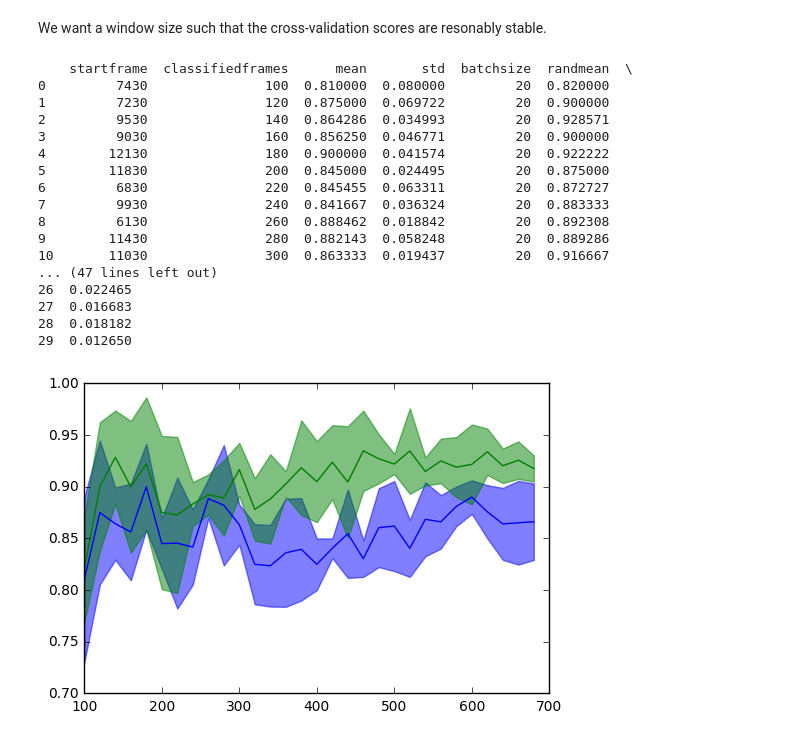
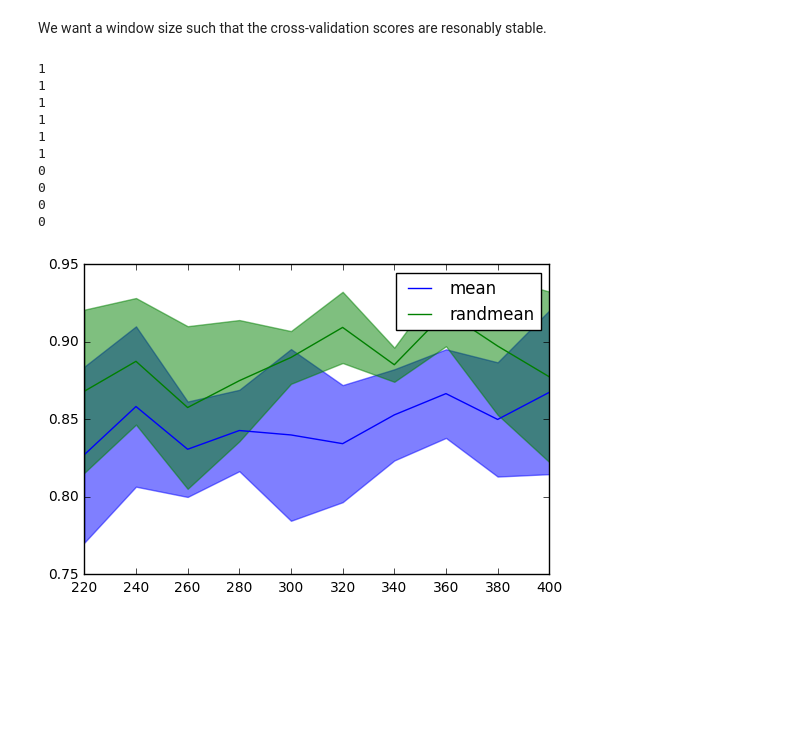
Before and after one commit to IDInteraction/abc-display-tool, a Jupyter notebook: MovingWindow.ipynb, the cells around one changed output. Saved outputs shown, nothing was run; the diff lists cells and outputs as text; code cells hidden in the pictures; blank space fills up the shorter version.

```diff
--- a/MovingWindow.ipynb
+++ b/MovingWindow.ipynb
@@ -37,7 +37,7 @@ We want a window size such that the cross-validation scores are resonably stable
 # %%
 batchsize = 20
 windowsize = 500 # Number of (total - classified and unclassified) frames in each window
-advancesize = 100  # The amount to advance each window by
+advancesize = 250  # The amount to advance each window by
 # overlap between adjacent windows will be windowsize - advancesize
 
 def trainRegion(participant, groundtruth):
@@ -77,16 +77,17 @@ def calcWindowedAccuracy(participant, windowsize, advancesize):
 
 
 # Perform initial training with batchsize frames
-initialbatchsize = 4*batchsize
+initialbatchsize = 10*batchsize
 trainRegion(participant, groundtruth.loc[trainingframes[:initialbatchsize]])
 trainRegion(randparticipant, groundtruth.loc[randtrainingframes[:initialbatchsize]])
 randtrainingframes = randtrainingframes[initialbatchsize:]
 
 results = pd.DataFrame(columns=["startframe", "classifiedframes", "mean", "std"])
-for i in range(0,30):
+for i in range(0,10):
     batchresults = calcWindowedAccuracy(participant, windowsize, advancesize)
     #print results
-
+    missingwindows = sum(np.isnan(batchresults["mean"]))
+    print missingwindows
     # Find the minimum accuracy startframe
     # TODO - handle tiebreaks - pick at random
     minstartframe = batchresults["startframe"].iloc[np.nanargmin(batchresults["mean"])]
@@ -126,39 +127,31 @@ for i in range(0,30):
                    "randstd" : rxvalscore.std(),
                    "batchsize": len(trainingframes)
                     }, ignore_index=True)
-
-print results
 # %% [output]
-    startframe  classifiedframes      mean       std  batchsize  randmean  \
-0         7430               100  0.810000  0.080000         20  0.820000
-1         7230               120  0.875000  0.069722         20  0.900000
-2         9530               140  0.864286  0.034993         20  0.928571
-3         9030               160  0.856250  0.046771         20  0.900000
-4        12130               180  0.900000  0.041574         20  0.922222
-5        11830               200  0.845000  0.024495         20  0.875000
-6         6830               220  0.845455  0.063311         20  0.872727
-7         9930               240  0.841667  0.036324         20  0.883333
-8         6130               260  0.888462  0.018842         20  0.892308
-9        11430               280  0.882143  0.058248         20  0.889286
-10       11030               300  0.863333  0.019437         20  0.916667
-... (47 lines left out)
-26  0.022465
-27  0.016683
-28  0.018182
-29  0.012650
+1
+1
+1
+1
+1
+1
+0
+0
+0
+0
 # %%
 plt.fill_between(results["classifiedframes"], \
             results["mean"] - results["std"], results["mean"] + results["std"], \
                  alpha = 0.5, color="blue")
 
 plt.fill_between(results["classifiedframes"], results["randmean"] - results["randstd"], \
                  results["randmean"] + results["randstd"], alpha = 0.5, color="green")
 
 plt.plot(results["classifiedframes"], results["mean"], color="blue")
 plt.plot(results["classifiedframes"], results["randmean"], color="green")
+plt.legend()
 plt.show()
 # %% [output]
-[figure, old version]
+[figure, new version]
 # %%
 # Get the windowed accuracy for the randomly classified data
 randbatchresults = calcWindowedAccuracy(randparticipant, windowsize, advancesize)
```
Also changed, not shown: parts of 6 cells of this notebook.
